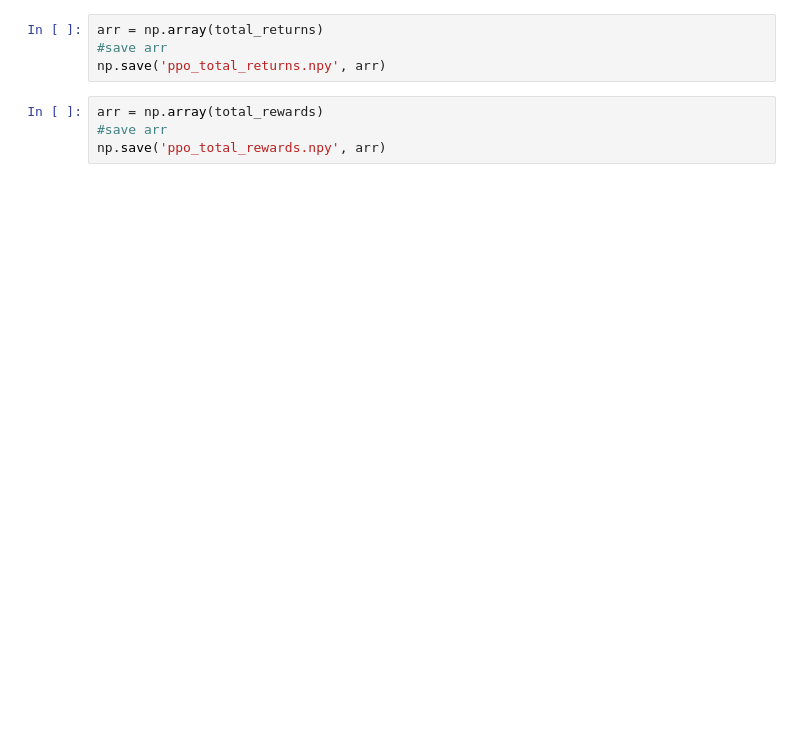
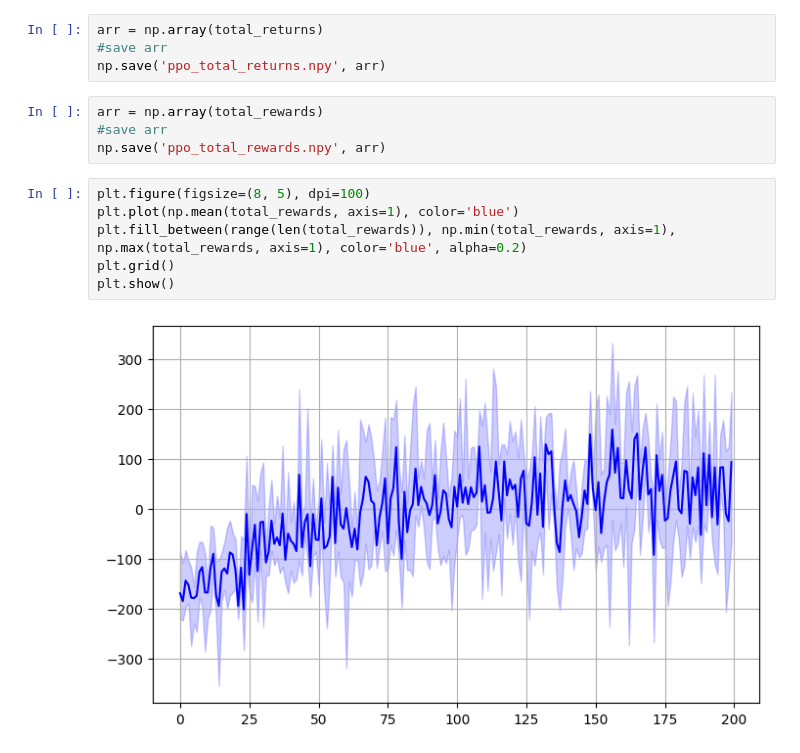
Before and after one commit to nimahsn/lusr_carracing, a Jupyter notebook: carracing_ppo.ipynb, the cells around one changed output. Cells and saved outputs as stored; diff of their text form; blank space fills up the shorter version.

```diff
--- a/carracing_ppo.ipynb
+++ b/carracing_ppo.ipynb
@@ -505,3 +321,11 @@ np.save('ppo_total_returns.npy', arr)
 arr = np.array(total_rewards)
 #save arr
 np.save('ppo_total_rewards.npy', arr)
+# %%
+plt.figure(figsize=(8, 5), dpi=100)
+plt.plot(np.mean(total_rewards, axis=1), color='blue')
+plt.fill_between(range(len(total_rewards)), np.min(total_rewards, axis=1), np.max(total_rewards, axis=1), color='blue', alpha=0.2)
+plt.grid()
+plt.show()
+# %% [output]
+[figure, added]
```
Also changed, not shown: parts of 26 cells of this notebook, 2 other files.
